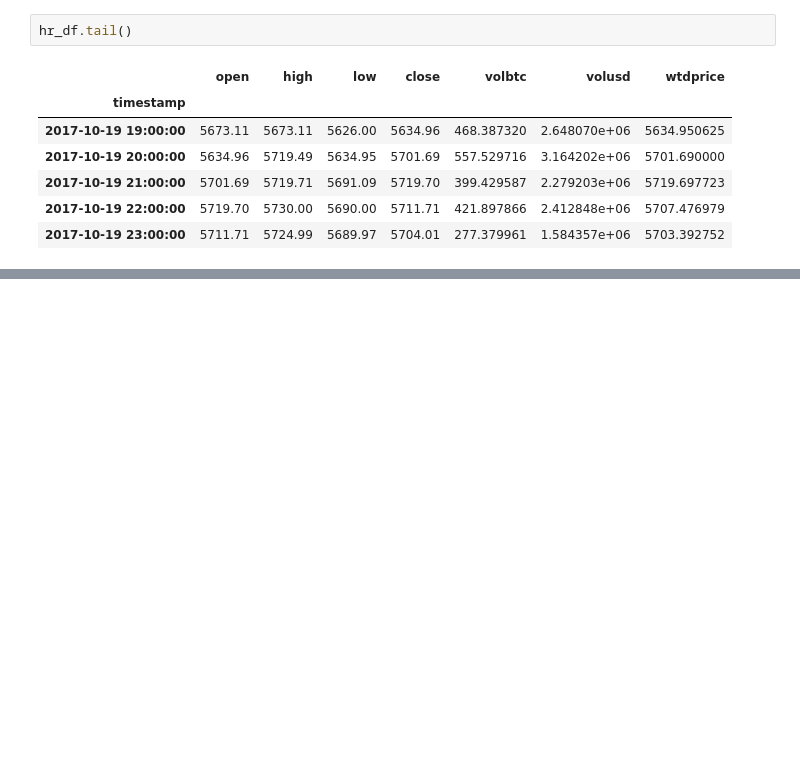
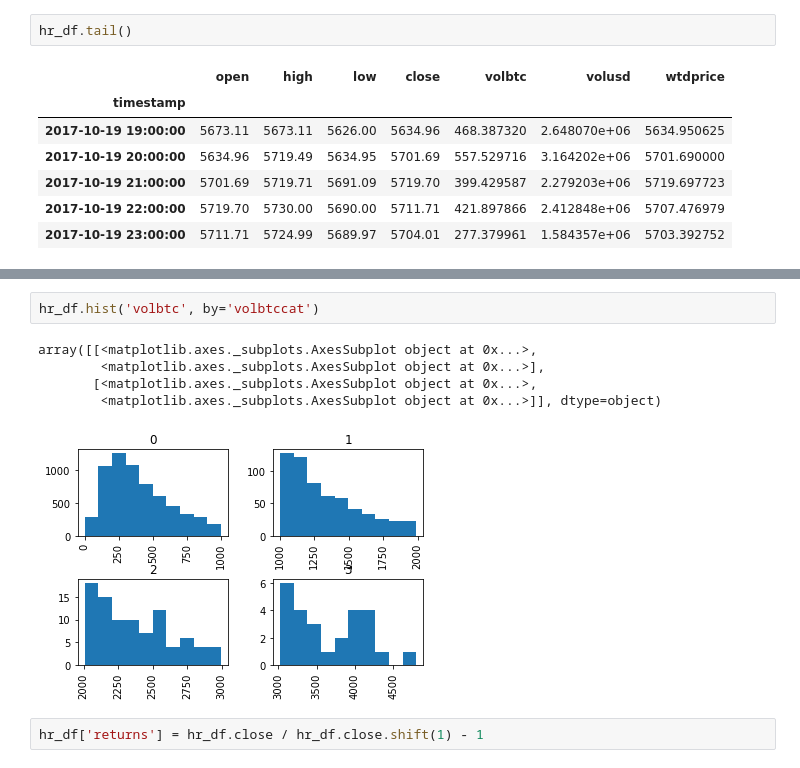
Before and after one commit to pwidhalm/capstone, a Jupyter notebook: code/capstone-v1-mb.ipynb, the cells around one changed output, grey strips where cells are left out. Saved outputs shown, nothing was run; the diff lists cells and outputs as text; blank space fills up the shorter version.

```diff
--- a/code/capstone-v1-mb.ipynb
+++ b/code/capstone-v1-mb.ipynb
@@ -171,0 +68,10 @@ plt.show()
+# %%
+hr_df.hist('volbtc', by='volbtccat')
+# %% [output]
+array([[<matplotlib.axes._subplots.AxesSubplot object at 0x...>,
+        <matplotlib.axes._subplots.AxesSubplot object at 0x...>],
+       [<matplotlib.axes._subplots.AxesSubplot object at 0x...>,
+        <matplotlib.axes._subplots.AxesSubplot object at 0x...>]], dtype=object)
+[figure, added]
+# %%
+hr_df['returns'] = hr_df.close / hr_df.close.shift(1) - 1
```
Also changed, not shown: parts of 22 cells of this notebook, 11 other files.
